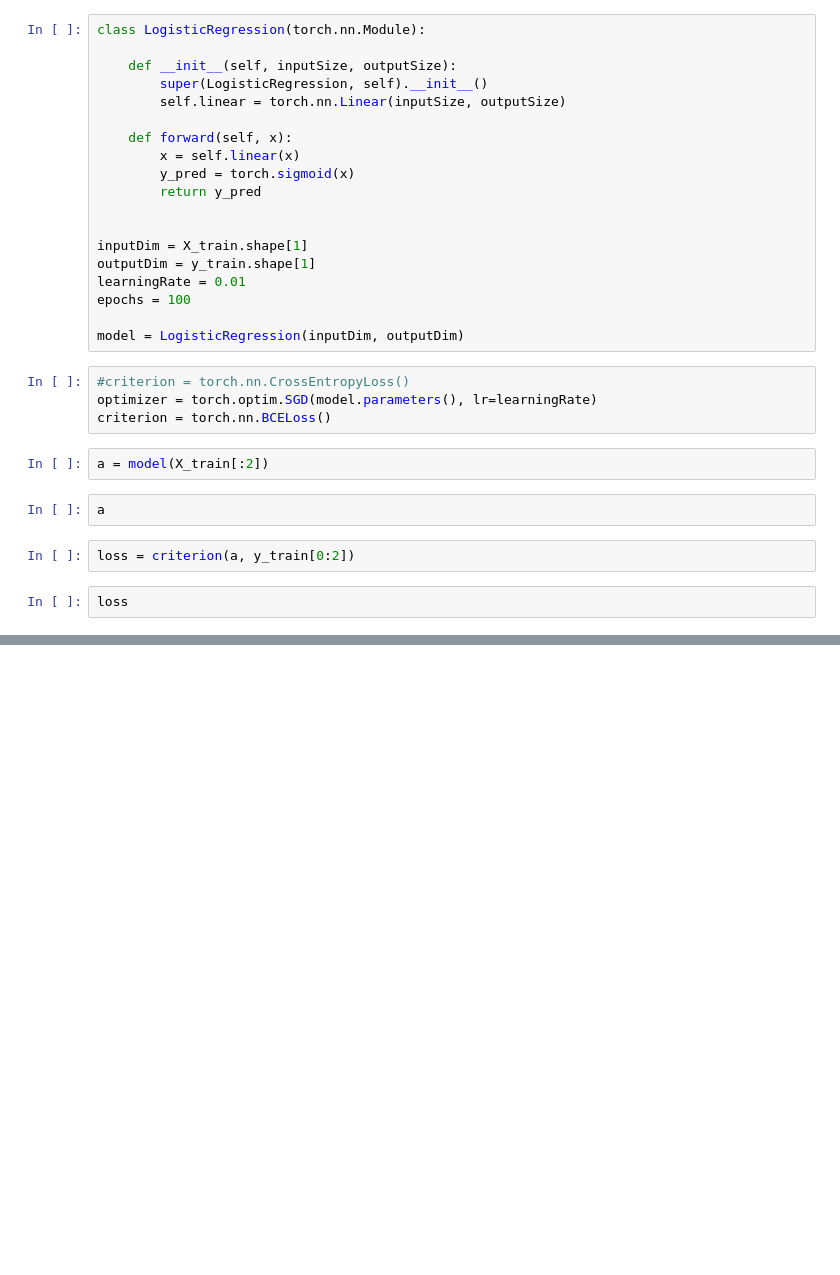
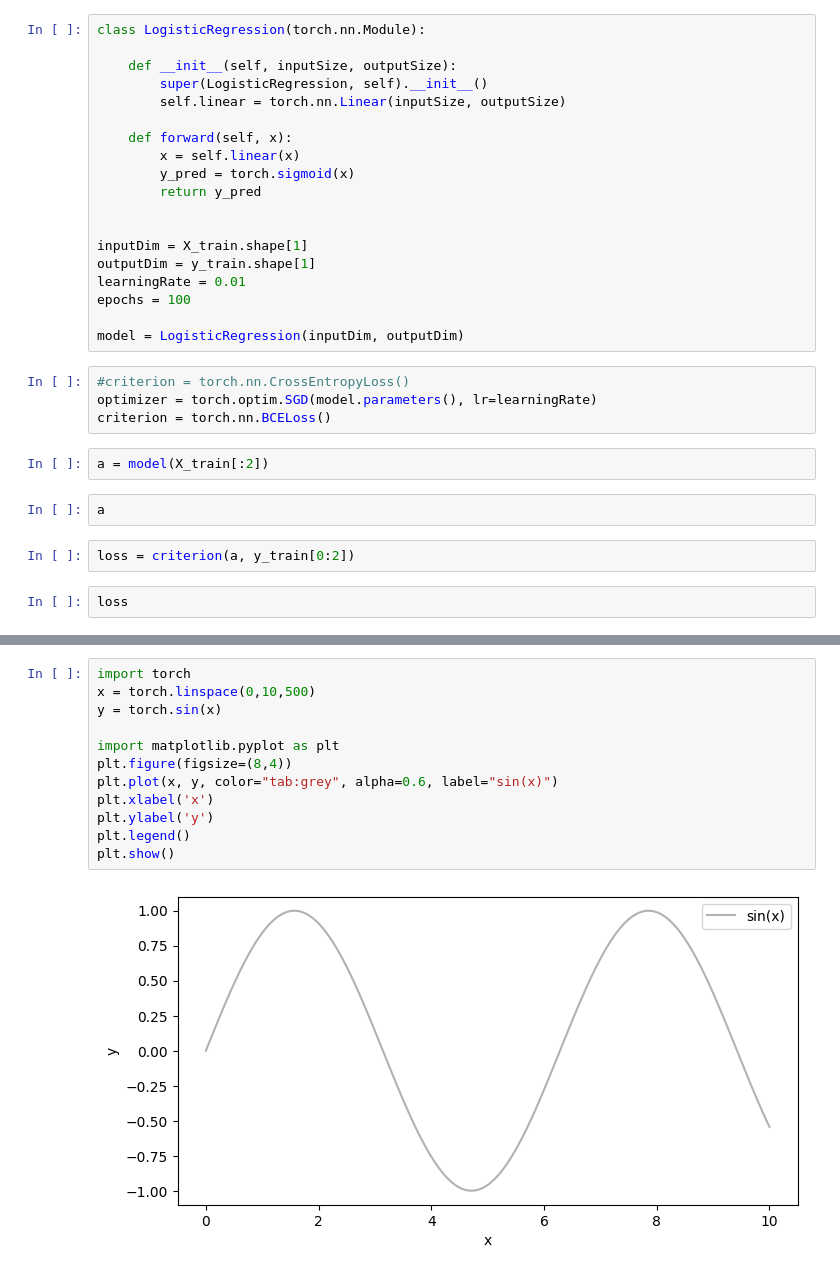
Before and after one commit to sebkaz-teaching/qml2024, a Jupyter notebook: checks/Untitled.ipynb, the cells around one changed output, grey strips where cells are left out. Saved outputs shown, nothing was run; the diff lists cells and outputs as text; blank space fills up the shorter version.

```diff
--- a/checks/Untitled.ipynb
+++ b/checks/Untitled.ipynb
@@ -83,0 +73,14 @@ accuracy = 0.8650
+# %%
+import torch
+x = torch.linspace(0,10,500)
+y = torch.sin(x)
+
+import matplotlib.pyplot as plt
+plt.figure(figsize=(8,4))
+plt.plot(x, y, color="tab:grey", alpha=0.6, label="sin(x)")
+plt.xlabel('x')
+plt.ylabel('y')
+plt.legend()
+plt.show()
+# %% [output]
+[figure, added]
```
Also changed, not shown: parts of 5 cells of this notebook, 29 other files.
